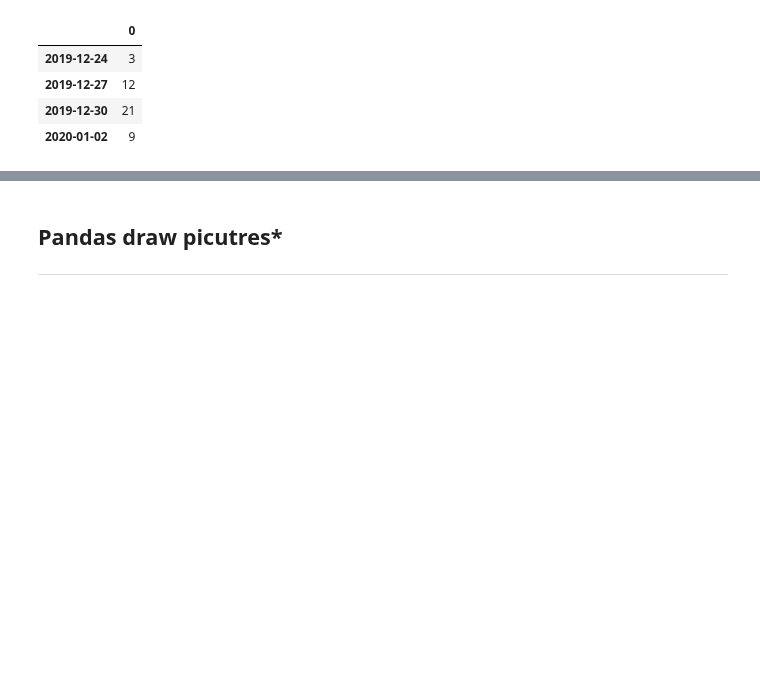
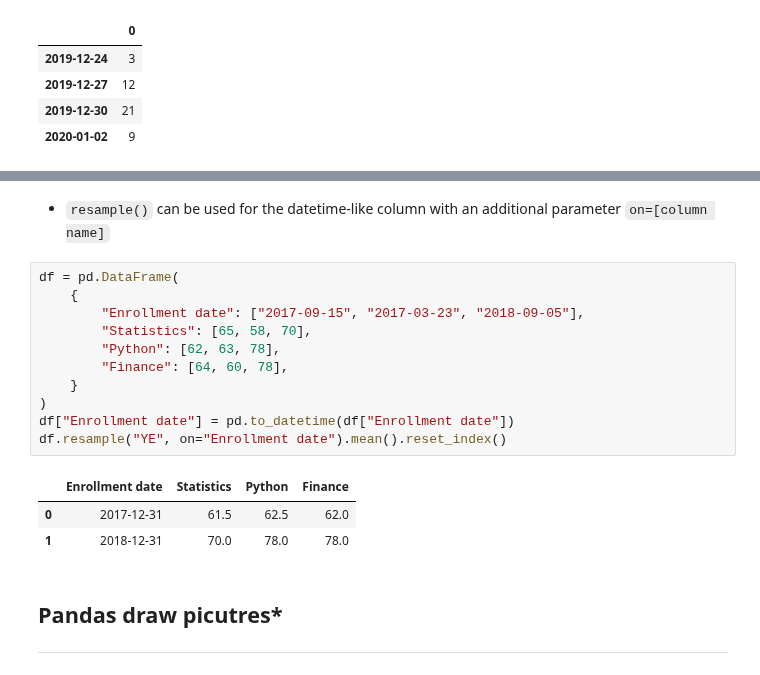
Before and after one commit to RobinChen121/book-Python-Data-Science-en, a Jupyter notebook: data-science/_build/jupyter_execute/introduction-to-pandas.ipynb, the cells around one changed output, grey strips where cells are left out. Cells and saved outputs as stored; diff of their text form; blank space fills up the shorter version.

```diff
--- a/data-science/_build/jupyter_execute/introduction-to-pandas.ipynb
+++ b/data-science/_build/jupyter_execute/introduction-to-pandas.ipynb
@@ -1581,6 +1576,23 @@ In the resample method's arguments, `T` represents minutes and `H` represents ho
 - `ffill()` → Forward fills missing values after resampling.
 
 - `apply()` → Applies a custom aggregation function.
+# %% [markdown]
+ - `resample()` can be used for the datetime-like column with an additional parameter `on=[column name]`
+# %%
+df = pd.DataFrame(
+    {
+        "Enrollment date": ["2017-09-15", "2017-03-23", "2018-09-05"],
+        "Statistics": [65, 58, 70],
+        "Python": [62, 63, 78],
+        "Finance": [64, 60, 78],
+    }
+)
+df["Enrollment date"] = pd.to_datetime(df["Enrollment date"])
+df.resample("YE", on="Enrollment date").mean().reset_index()
+# %% [output]
+|  | Enrollment date | Statistics | Python | Finance |
+| 0 | 2017-12-31 | 61.5 | 62.5 | 62.0 |
+| 1 | 2018-12-31 | 70.0 | 78.0 | 78.0 |
 # %% [markdown]
 ## Pandas draw picutres*
 <hr>
```
Also changed, not shown: parts of 34 cells of this notebook, 40 other files.
